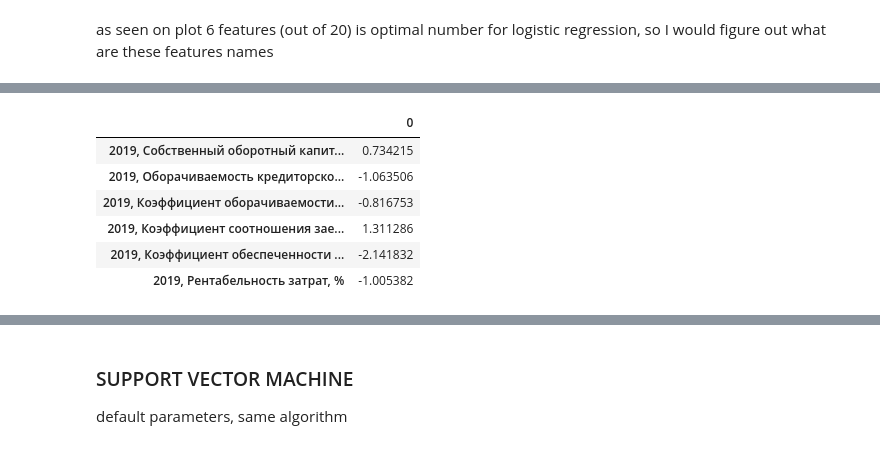
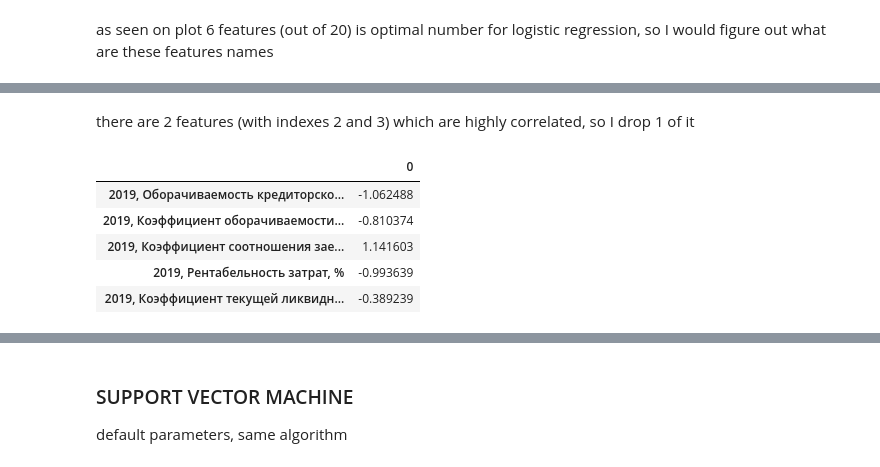
Before and after one commit to Mekss/retail-companies-bankruptcy-research, a Jupyter notebook: bankruptcy analysis.ipynb, the cells around one changed output, grey strips where cells are left out. Saved outputs shown, nothing was run; the diff lists cells and outputs as text; code cells hidden in the pictures.

```diff
--- a/bankruptcy analysis.ipynb
+++ b/bankruptcy analysis.ipynb
@@ -231,4 +251,16 @@ X_important_features = X_train.iloc[:,cols]
+# %% [markdown]
+there are 2 features (with indexes 2 and 3) which are highly correlated, so I drop 1 of it
 # %%
+X_important_features = X_important_features.drop('2019, Коэффициент обеспеченности собственными оборотными средствами, %', axis=1)
 clf = LogisticRegression(random_state=0).fit(X_important_features, y_train)
 feature_coef = pd.DataFrame(clf.coef_)
+feature_coef.columns = X_important_features.columns
+feature_coef.T
+# %% [output]
+|  | 0 |
+| 2019, Оборачиваемость кредиторско... | -1.062488 |
+| 2019, Коэффициент оборачиваемости... | -0.810374 |
+| 2019, Коэффициент соотношения зае... | 1.141603 |
+| 2019, Рентабельность затрат, % | -0.993639 |
+| 2019, Коэффициент текущей ликвидн... | -0.389239 |
 # %%
@@ -236,10 +267,0 @@ feature_coef.columns = X_important_features.columns
-# %%
-feature_coef.T
-# %% [output]
-|  | 0 |
-| 2019, Собственный оборотный капит... | 0.734215 |
-| 2019, Оборачиваемость кредиторско... | -1.063506 |
-| 2019, Коэффициент оборачиваемости... | -0.816753 |
-| 2019, Коэффициент соотношения зае... | 1.311286 |
-| 2019, Коэффициент обеспеченности ... | -2.141832 |
-| 2019, Рентабельность затрат, % | -1.005382 |
```
Also changed, not shown: parts of 13 cells of this notebook.
